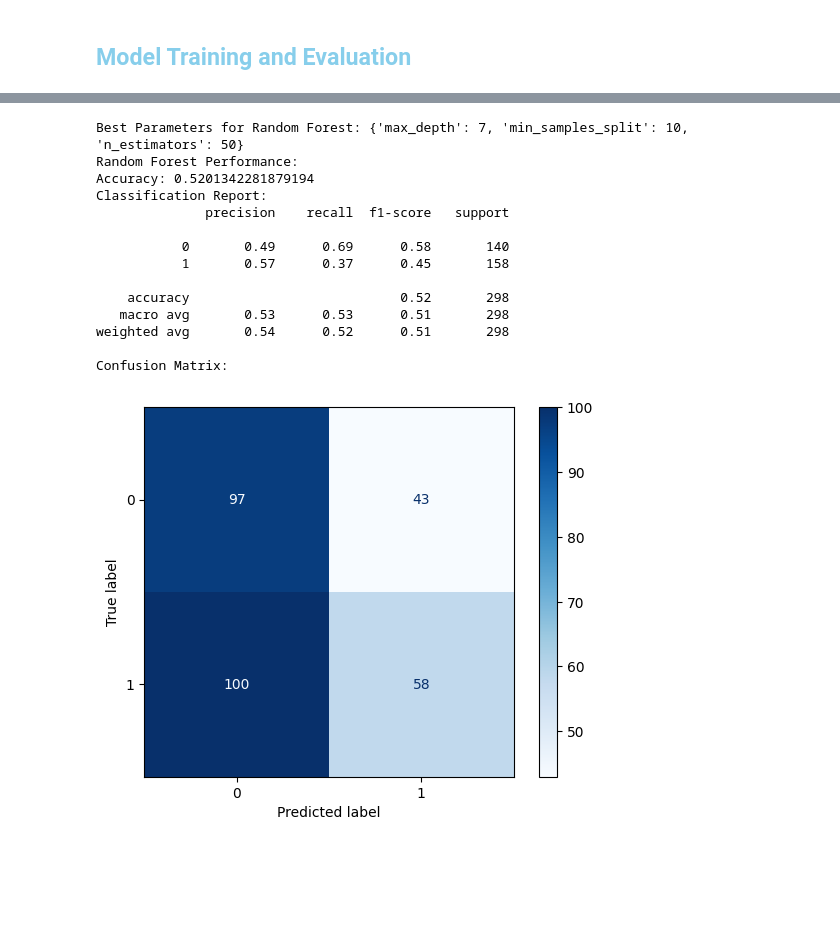
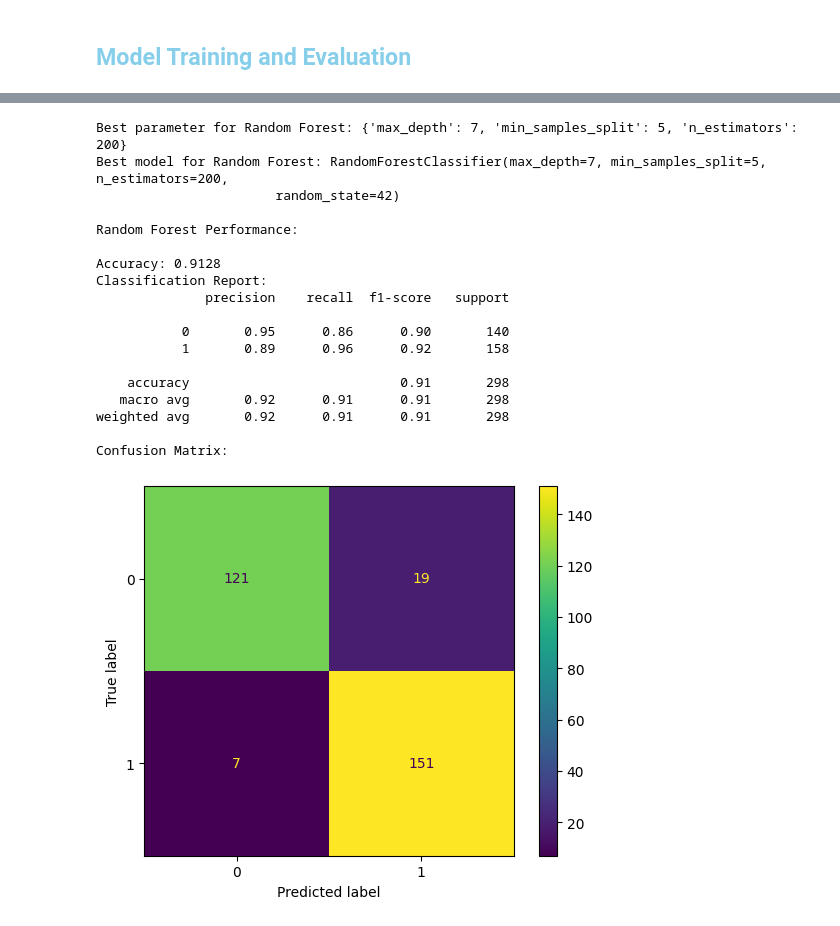
Before and after one commit to Nkamanyi/Predicting-Bitcoin-Price-Movements-with-Machine-Learning, a Jupyter notebook: predicting_bitcoin_price_movement.ipynb, the cells around one changed output, grey strips where cells are left out. Drawn from its saved outputs; the diff is of its cells as text; code cells hidden in the pictures; blank space fills up the shorter version.

```diff
--- a/predicting_bitcoin_price_movement.ipynb
+++ b/predicting_bitcoin_price_movement.ipynb
@@ -126,11 +132,8 @@ y_train, y_test = y[:train_size], y[train_size:]
 # Function to evaluate models
 def evaluate_model(model, X_test, y_test):
     y_pred = model.predict(X_test)
-    print(f'Accuracy: {accuracy_score(y_test, y_pred)}')
+    print(f'Accuracy: {accuracy_score(y_test, y_pred):.4f}')
     print('Classification Report:')
     print(classification_report(y_test, y_pred))
     print('Confusion Matrix:')
-    cm = confusion_matrix(y_test, y_pred)
-    disp = ConfusionMatrixDisplay(confusion_matrix=cm)
-    disp.plot(cmap=plt.cm.Blues)
-    plt.show()
+    _ = ConfusionMatrixDisplay.from_estimator(model, X_test, y_test)
@@ -137,33 +179,43 @@ def evaluate_model(model, X_test, y_test):
 # %%
-# Classifier 1: Hyperparameter Tuning for Random Forest
+# Classifier 2: Hyperparameter Tuning for Random Forest
 rf_model = RandomForestClassifier(random_state=42)
 
 param_grid_rf = {
     'n_estimators': [50, 100, 200],
     'max_depth': [3, 5, 7],
     'min_samples_split': [2, 5, 10]
 }
 
-grid_search_rf = GridSearchCV(estimator=rf_model, param_grid=param_grid_rf, cv=5, scoring='accuracy', n_jobs=-1)
-grid_search_rf.fit(X_train, y_train)
-print(f'Best Parameters for Random Forest: {grid_search_rf.best_params_}')
+grid_search_rf = GridSearchCV(estimator=rf_model, param_grid=param_grid_rf, scoring='accuracy', cv=5)
+grid_search_rf.fit(X_test, y_test)
 best_rf_model = grid_search_rf.best_estimator_
-print('Random Forest Performance:')
+
+print(f"Best parameter for Random Forest: {grid_search_rf.best_params_}")
+print(f"Best model for Random Forest: {grid_search_rf.best_estimator_}")
+
+print()
+print(f"Random Forest Performance:")
+
+print()
 evaluate_model(best_rf_model, X_test, y_test)
 # %% [output]
-Best Parameters for Random Forest: {'max_depth': 7, 'min_samples_split': 10, 'n_estimators': 50}
+Best parameter for Random Forest: {'max_depth': 7, 'min_samples_split': 5, 'n_estimators': 200}
+Best model for Random Forest: RandomForestClassifier(max_depth=7, min_samples_split=5, n_estimators=200,
+                       random_state=42)
+
 Random Forest Performance:
-Accuracy: 0.5201342281879194
+
+Accuracy: 0.9128
 Classification Report:
               precision    recall  f1-score   support
 
-           0       0.49      0.69      0.58       140
-           1       0.57      0.37      0.45       158
+           0       0.95      0.86      0.90       140
+           1       0.89      0.96      0.92       158
 
-    accuracy                           0.52       298
-   macro avg       0.53      0.53      0.51       298
-weighted avg       0.54      0.52      0.51       298
+    accuracy                           0.91       298
+   macro avg       0.92      0.91      0.91       298
+weighted avg       0.92      0.91      0.91       298
 
 Confusion Matrix:
-[figure, old version]
+[figure, new version]
 # %%
```
Also changed, not shown: parts of 10 cells of this notebook.
